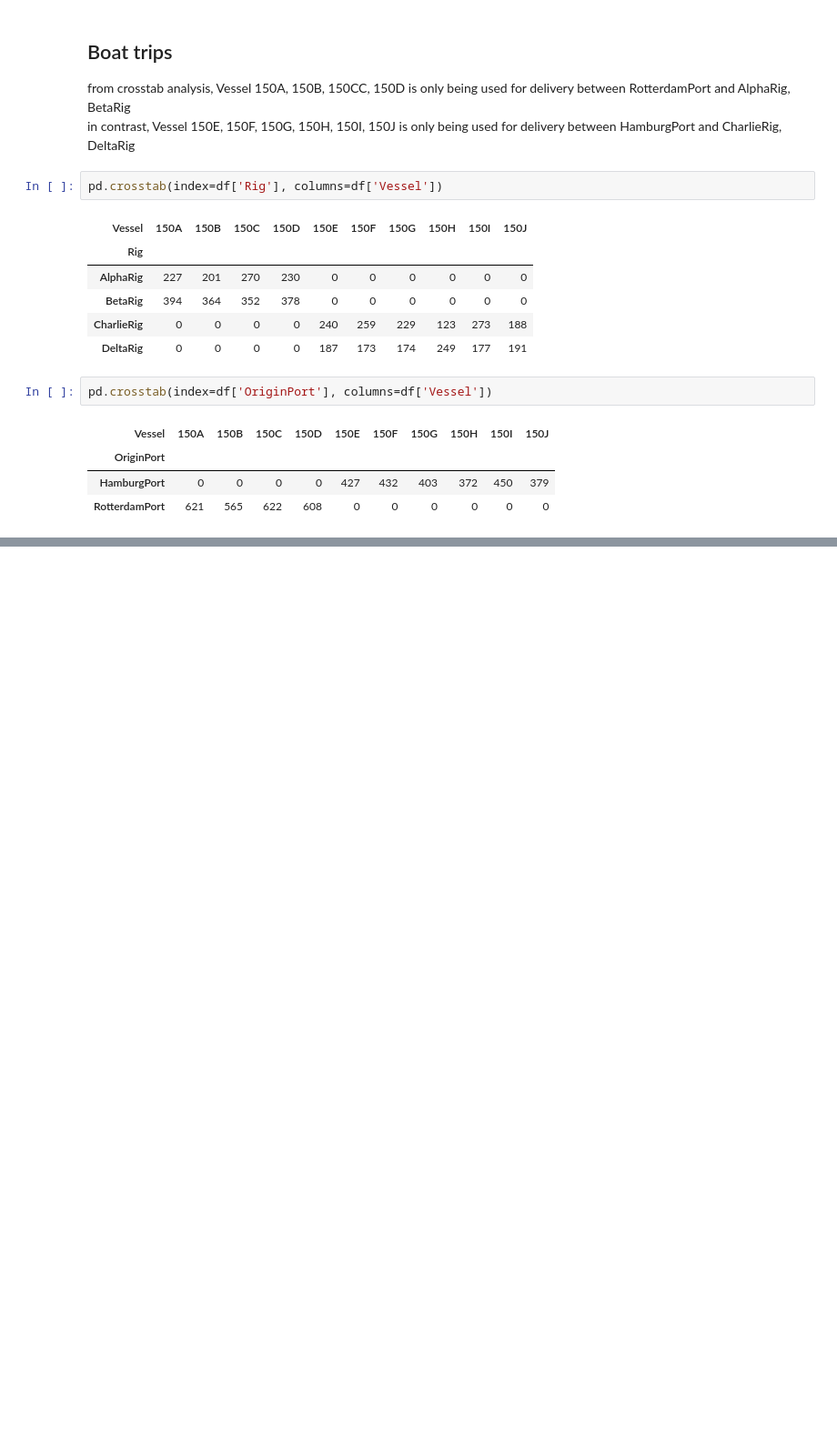
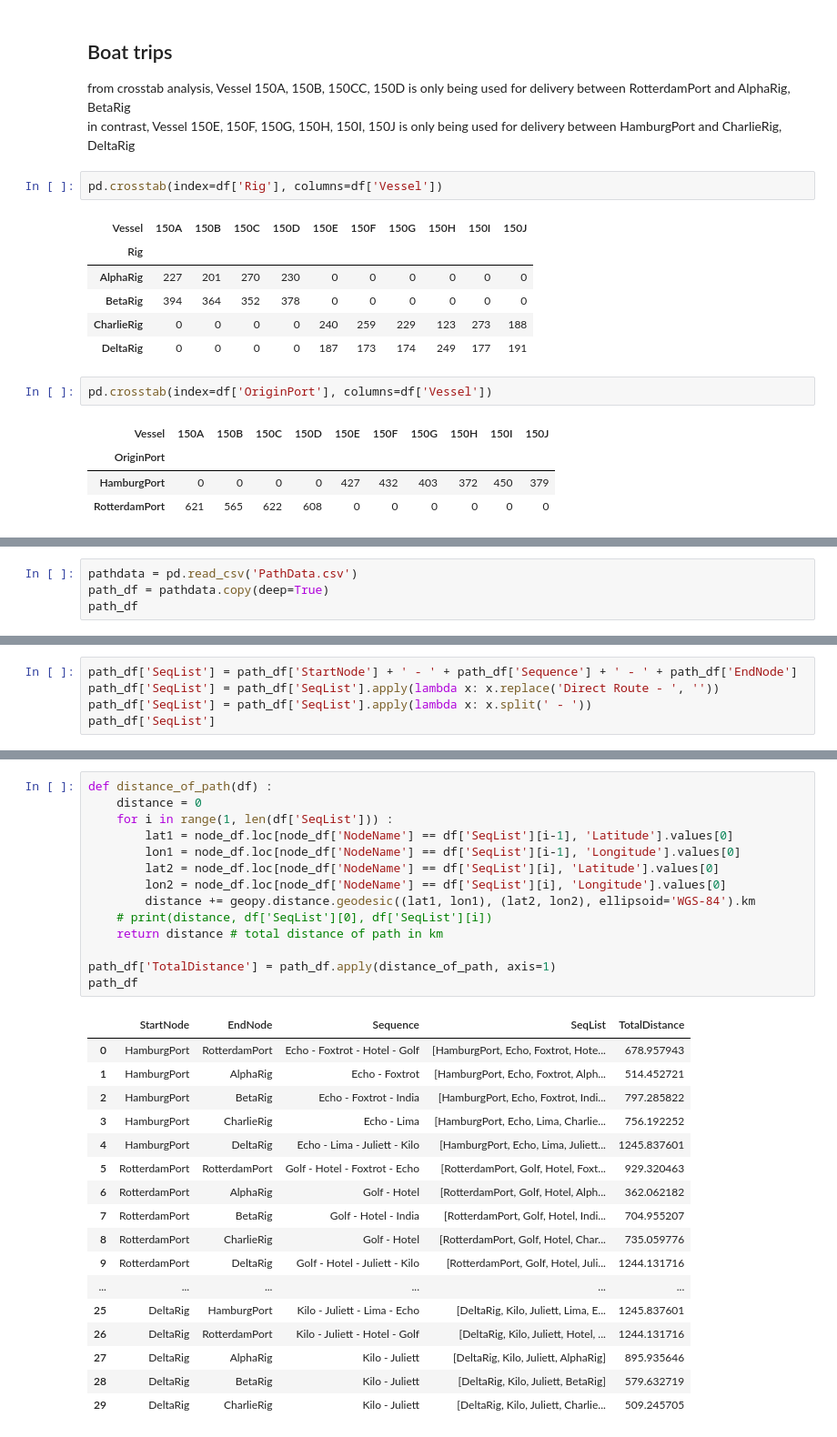
Before and after one commit to playerB/simio-competition, a Jupyter notebook: simprog.ipynb, the cells around one changed output, grey strips where cells are left out. Shown at 91% size. Cells and saved outputs as stored; diff of their text form; blank space fills up the shorter version.

```diff
--- a/simprog.ipynb
+++ b/simprog.ipynb
@@ -172,0 +422,4 @@ grouped_trips.to_csv('DemandAndFulfillmentLog_grouped.csv', index=False)
+# %%
+pathdata = pd.read_csv('PathData.csv')
+path_df = pathdata.copy(deep=True)
+path_df
@@ -172,0 +444,5 @@ grouped_trips.to_csv('DemandAndFulfillmentLog_grouped.csv', index=False)
+# %%
+path_df['SeqList'] = path_df['StartNode'] + ' - ' + path_df['Sequence'] + ' - ' + path_df['EndNode']
+path_df['SeqList'] = path_df['SeqList'].apply(lambda x: x.replace('Direct Route - ', ''))
+path_df['SeqList'] = path_df['SeqList'].apply(lambda x: x.split(' - '))
+path_df['SeqList']
@@ -172,0 +467,32 @@ grouped_trips.to_csv('DemandAndFulfillmentLog_grouped.csv', index=False)
+# %%
+def distance_of_path(df) :
+    distance = 0
+    for i in range(1, len(df['SeqList'])) :
+        lat1 = node_df.loc[node_df['NodeName'] == df['SeqList'][i-1], 'Latitude'].values[0]
+        lon1 = node_df.loc[node_df['NodeName'] == df['SeqList'][i-1], 'Longitude'].values[0]
+        lat2 = node_df.loc[node_df['NodeName'] == df['SeqList'][i], 'Latitude'].values[0]
+        lon2 = node_df.loc[node_df['NodeName'] == df['SeqList'][i], 'Longitude'].values[0]
+        distance += geopy.distance.geodesic((lat1, lon1), (lat2, lon2), ellipsoid='WGS-84').km
+    # print(distance, df['SeqList'][0], df['SeqList'][i])
+    return distance # total distance of path in km
+
+path_df['TotalDistance'] = path_df.apply(distance_of_path, axis=1)
+path_df
+# %% [output]
+|  | StartNode | EndNode | Sequence | SeqList | TotalDistance |
+| 0 | HamburgPort | RotterdamPort | Echo - Foxtrot - Hotel - Golf | [HamburgPort, Echo, Foxtrot, Hote... | 678.957943 |
+| 1 | HamburgPort | AlphaRig | Echo - Foxtrot | [HamburgPort, Echo, Foxtrot, Alph... | 514.452721 |
+| 2 | HamburgPort | BetaRig | Echo - Foxtrot - India | [HamburgPort, Echo, Foxtrot, Indi... | 797.285822 |
+| 3 | HamburgPort | CharlieRig | Echo - Lima | [HamburgPort, Echo, Lima, Charlie... | 756.192252 |
+| 4 | HamburgPort | DeltaRig | Echo - Lima - Juliett - Kilo | [HamburgPort, Echo, Lima, Juliett... | 1245.837601 |
+| 5 | RotterdamPort | RotterdamPort | Golf - Hotel - Foxtrot - Echo | [RotterdamPort, Golf, Hotel, Foxt... | 929.320463 |
+| 6 | RotterdamPort | AlphaRig | Golf - Hotel | [RotterdamPort, Golf, Hotel, Alph... | 362.062182 |
+| 7 | RotterdamPort | BetaRig | Golf - Hotel - India | [RotterdamPort, Golf, Hotel, Indi... | 704.955207 |
+| 8 | RotterdamPort | CharlieRig | Golf - Hotel | [RotterdamPort, Golf, Hotel, Char... | 735.059776 |
+| 9 | RotterdamPort | DeltaRig | Golf - Hotel - Juliett - Kilo | [RotterdamPort, Golf, Hotel, Juli... | 1244.131716 |
+| ... | ... | ... | ... | ... | ... |
+| 25 | DeltaRig | HamburgPort | Kilo - Juliett - Lima - Echo | [DeltaRig, Kilo, Juliett, Lima, E... | 1245.837601 |
+| 26 | DeltaRig | RotterdamPort | Kilo - Juliett - Hotel - Golf | [DeltaRig, Kilo, Juliett, Hotel, ... | 1244.131716 |
+| 27 | DeltaRig | AlphaRig | Kilo - Juliett | [DeltaRig, Kilo, Juliett, AlphaRig] | 895.935646 |
+| 28 | DeltaRig | BetaRig | Kilo - Juliett | [DeltaRig, Kilo, Juliett, BetaRig] | 579.632719 |
+| 29 | DeltaRig | CharlieRig | Kilo - Juliett | [DeltaRig, Kilo, Juliett, Charlie... | 509.245705 |
```
Also changed, not shown: parts of 28 cells of this notebook, 1 other file.
